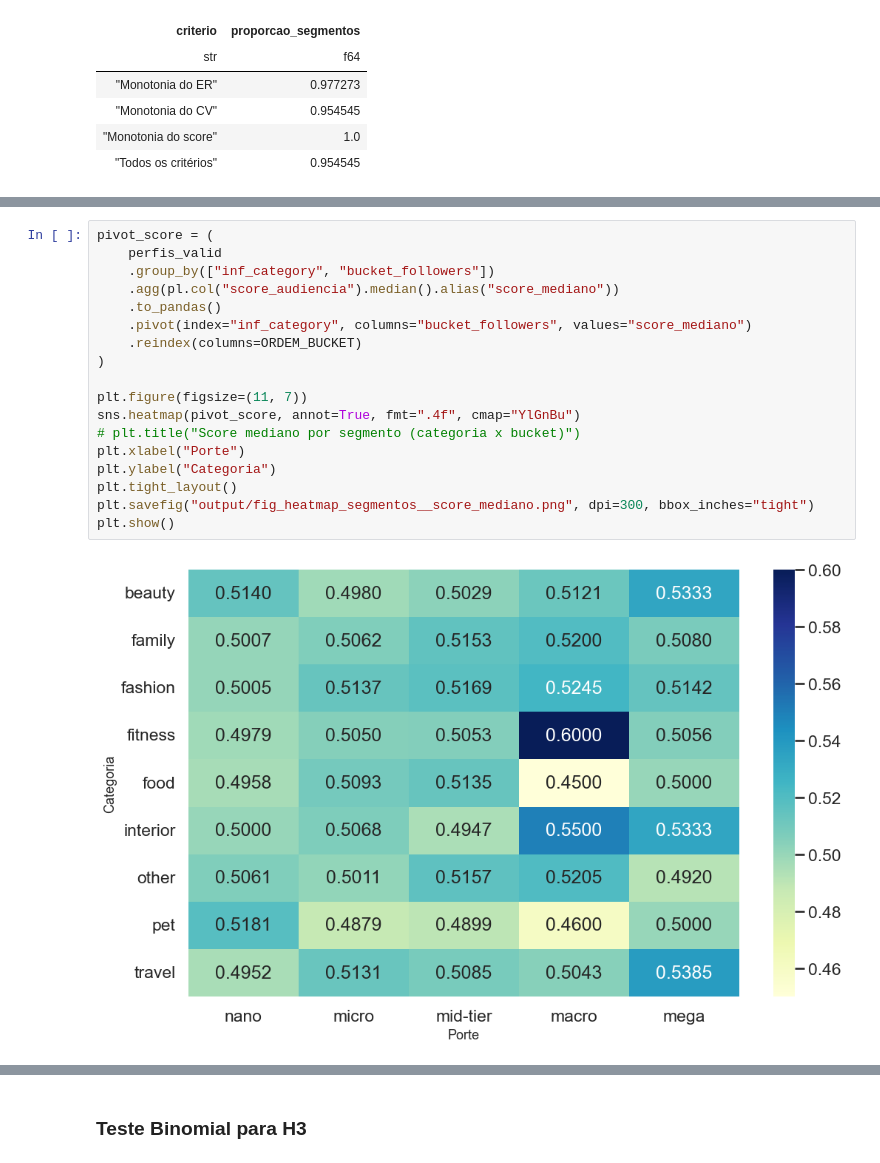
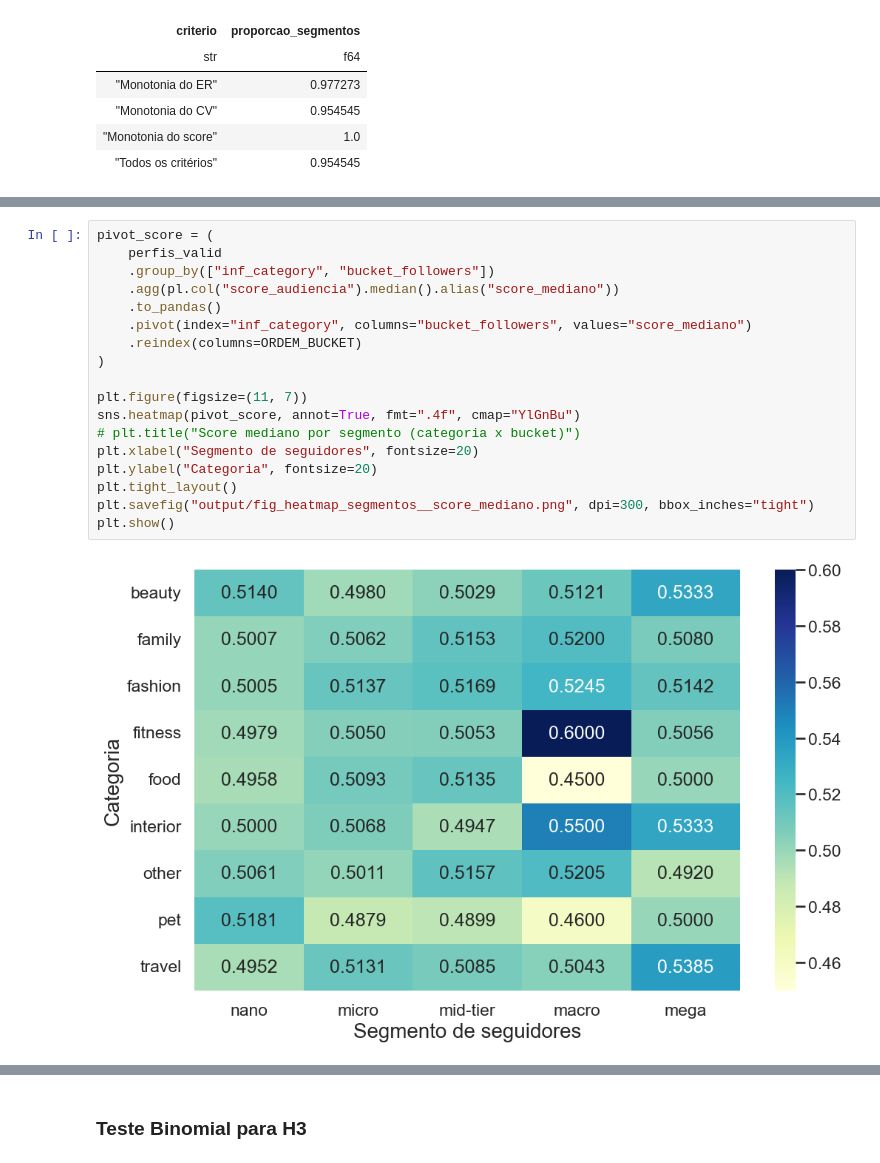
Before and after one commit to Davi-SC/audience-quality-score, a Jupyter notebook: validacao_hipoteses.ipynb, the cells around one changed output, grey strips where cells are left out. Cells and saved outputs as stored; diff of their text form.

```diff
--- a/validacao_hipoteses.ipynb
+++ b/validacao_hipoteses.ipynb
@@ -805,20 +871,20 @@ shape: (4, 2)
 # %%
 pivot_score = (
     perfis_valid
     .group_by(["inf_category", "bucket_followers"])
     .agg(pl.col("score_audiencia").median().alias("score_mediano"))
     .to_pandas()
     .pivot(index="inf_category", columns="bucket_followers", values="score_mediano")
     .reindex(columns=ORDEM_BUCKET)
 )
 
 plt.figure(figsize=(11, 7))
 sns.heatmap(pivot_score, annot=True, fmt=".4f", cmap="YlGnBu")
 # plt.title("Score mediano por segmento (categoria x bucket)")
-plt.xlabel("Porte")
-plt.ylabel("Categoria")
+plt.xlabel("Segmento de seguidores", fontsize=20)
+plt.ylabel("Categoria", fontsize=20)
 plt.tight_layout()
 plt.savefig("output/fig_heatmap_segmentos__score_mediano.png", dpi=300, bbox_inches="tight")
 plt.show()
 # %% [output]
-[figure, old version]
+[figure, new version]
```
Also changed, not shown: parts of 9 cells of this notebook, 2 other files.
